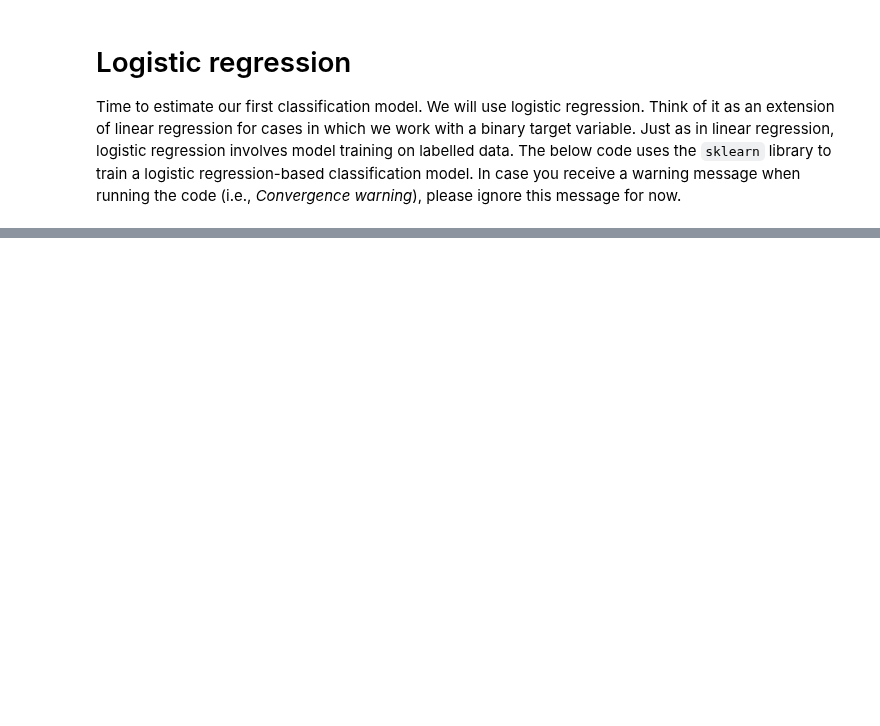
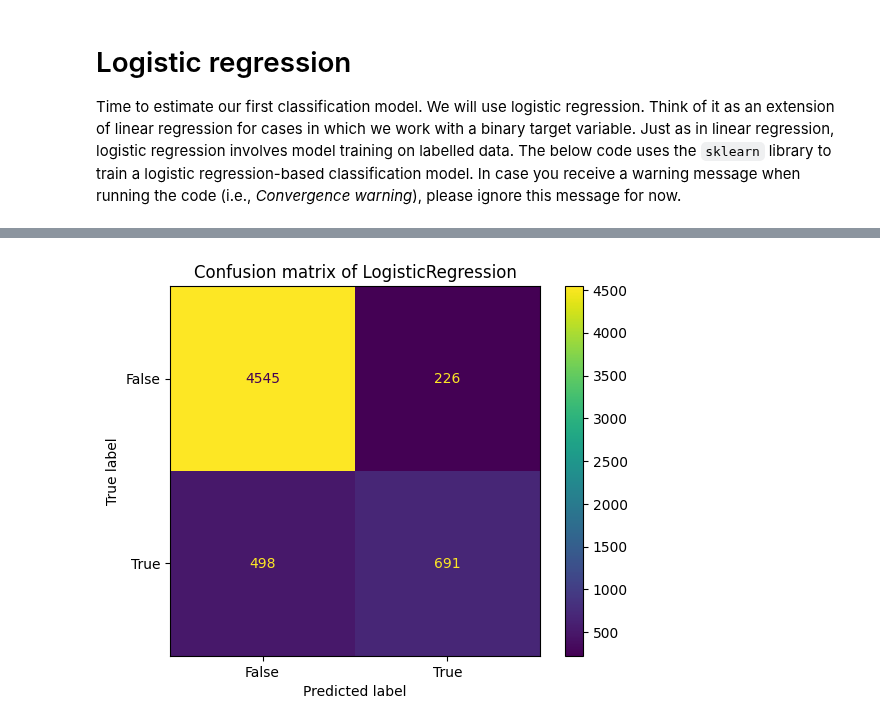
Before and after one commit to Humboldt-WI/IPML, a Jupyter notebook: tutorial_notebooks/9_classification_tasks.ipynb, the cells around one changed output, grey strips where cells are left out. Saved outputs shown, nothing was run; the diff lists cells and outputs as text; code cells hidden in the pictures; blank space fills up the shorter version.

```diff
--- a/tutorial_notebooks/9_classification_tasks.ipynb
+++ b/tutorial_notebooks/9_classification_tasks.ipynb
@@ -112,0 +265,13 @@ Interpreting our score will be easier if we compare it to a baseline. But what b
+# %%
+# Import the relevant class
+from sklearn.metrics import ConfusionMatrixDisplay
+
+# Compute predictions
+yhat_class = model.predict(X)  # this produces discrete class predictions
+
+# Visualize the confusion matrix in a plot
+ConfusionMatrixDisplay.from_predictions(y_true=y, y_pred=yhat_class)
+plt.title(f"Confusion matrix of {type(model).__name__}")
+plt.show()
+# %% [output]
+[figure, added]
```
Also changed, not shown: parts of 27 cells of this notebook.
